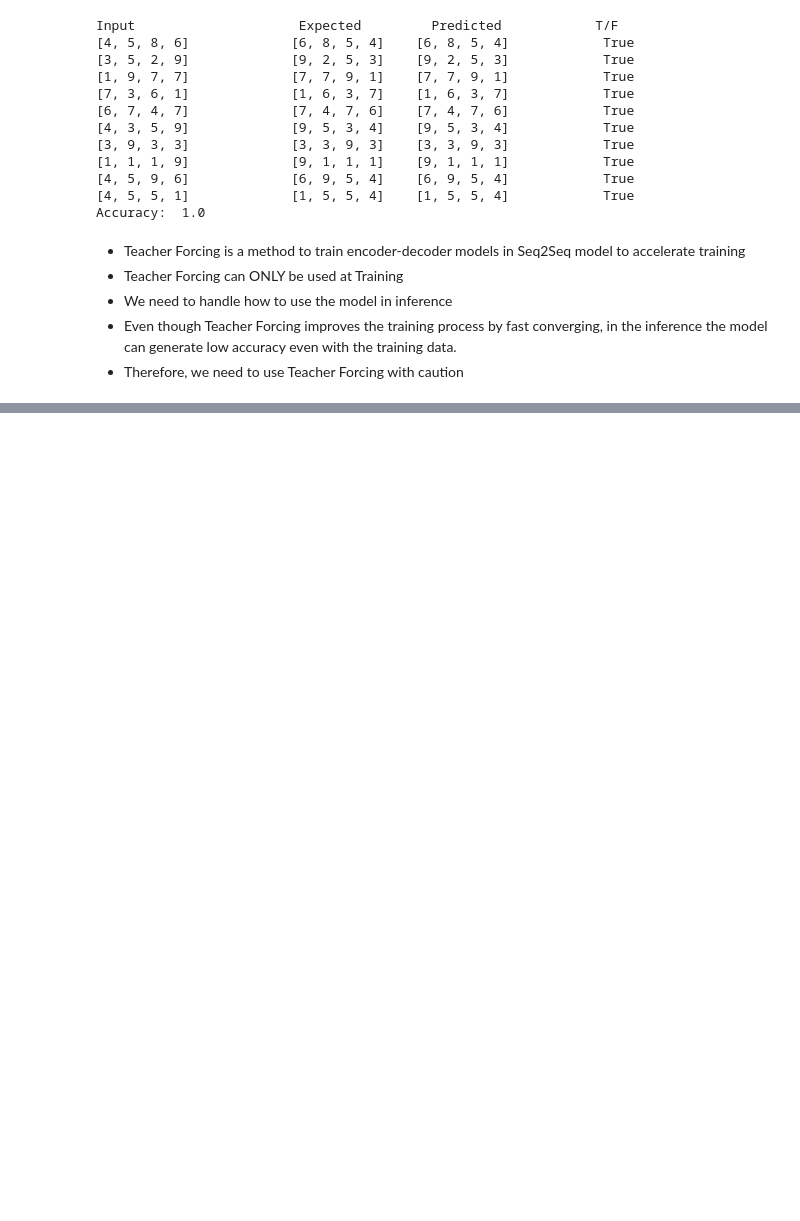
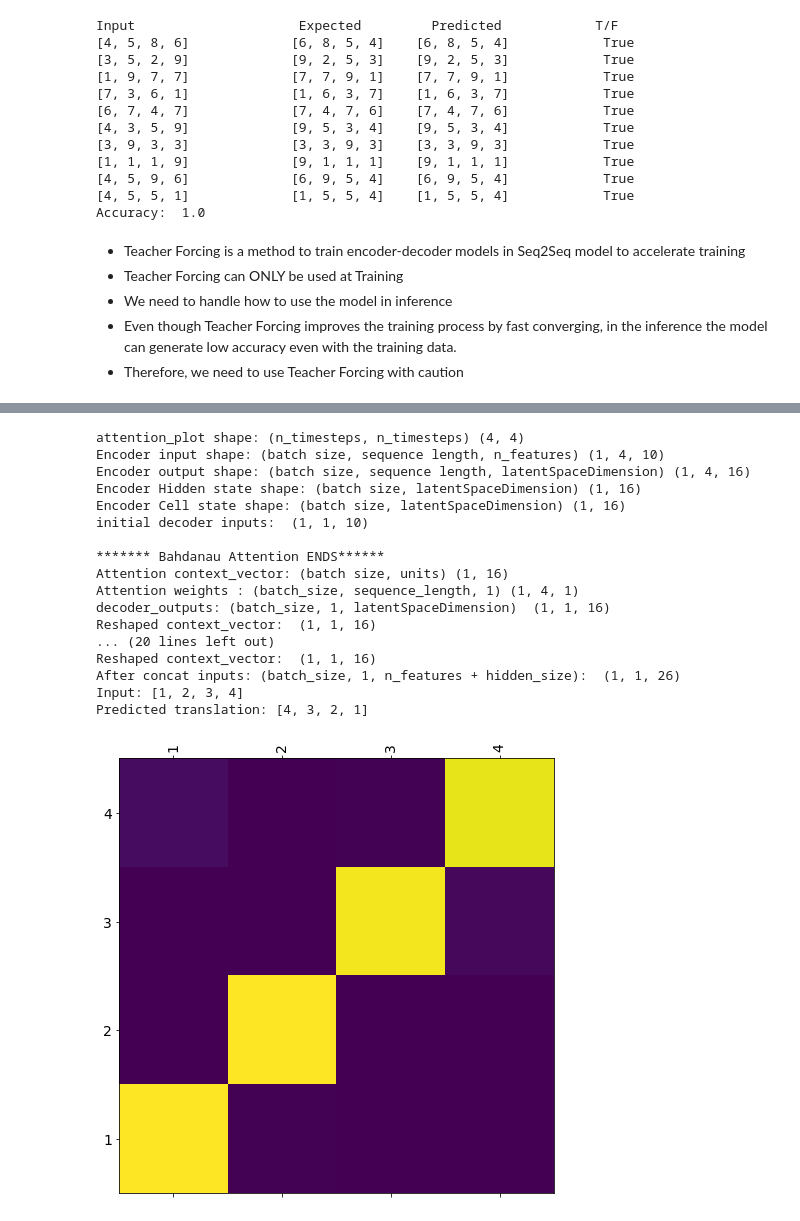
Before and after one commit to AdirthaBorgohain/All-You-Need-To-Know-About-Seq2Seq-Models, a Jupyter notebook: seq2seq_models.ipynb, the cells around one changed output, grey strips where cells are left out. Drawn from its saved outputs; the diff is of its cells as text; code cells hidden in the pictures; blank space fills up the shorter version.

```diff
--- a/seq2seq_models.ipynb
+++ b/seq2seq_models.ipynb
@@ -1985,0 +2593,46 @@ Observations:
+# %%
+# function for plotting the attention weights
+def plot_attention(attention, sequence, predicted_sequence):
+    fig = plt.figure(figsize=(8,8))
+    ax = fig.add_subplot(1, 1, 1)
+    ax.matshow(attention, cmap='viridis')
+
+    fontdict = {'fontsize': 14}
+
+    ax.set_xticklabels([''] + sequence, fontdict=fontdict, rotation=90)
+    ax.set_yticklabels([''] + predicted_sequence, fontdict=fontdict)
+
+    ax.xaxis.set_major_locator(ticker.MultipleLocator(1))
+    ax.yaxis.set_major_locator(ticker.MultipleLocator(1))
+
+    plt.show()
+# %%
+def translate(seq_in):
+    seq_in, seq_out, attention_plot = evaluate(seq_in)
+
+    print('Input: %s' % (seq_in))
+    print('Predicted translation: {}'.format(seq_out))
+
+    attention_plot = attention_plot[:len(seq_out), :len(seq_in)]
+    plot_attention(attention_plot, seq_in, seq_out)
+# %%
+translate([1, 2, 3 ,4])
+# %% [output]
+attention_plot shape: (n_timesteps, n_timesteps) (4, 4)
+Encoder input shape: (batch size, sequence length, n_features) (1, 4, 10)
+Encoder output shape: (batch size, sequence length, latentSpaceDimension) (1, 4, 16)
+Encoder Hidden state shape: (batch size, latentSpaceDimension) (1, 16)
+Encoder Cell state shape: (batch size, latentSpaceDimension) (1, 16)
+initial decoder inputs:  (1, 1, 10)
+
+******* Bahdanau Attention ENDS******
+Attention context_vector: (batch size, units) (1, 16)
+Attention weights : (batch_size, sequence_length, 1) (1, 4, 1)
+decoder_outputs: (batch_size, 1, latentSpaceDimension)  (1, 1, 16)
+Reshaped context_vector:  (1, 1, 16)
+... (20 lines left out)
+Reshaped context_vector:  (1, 1, 16)
+After concat inputs: (batch_size, 1, n_features + hidden_size):  (1, 1, 26)
+Input: [1, 2, 3, 4]
+Predicted translation: [4, 3, 2, 1]
+[figure, added]
```
Also changed, not shown: parts of 84 cells of this notebook, 7 other files.
